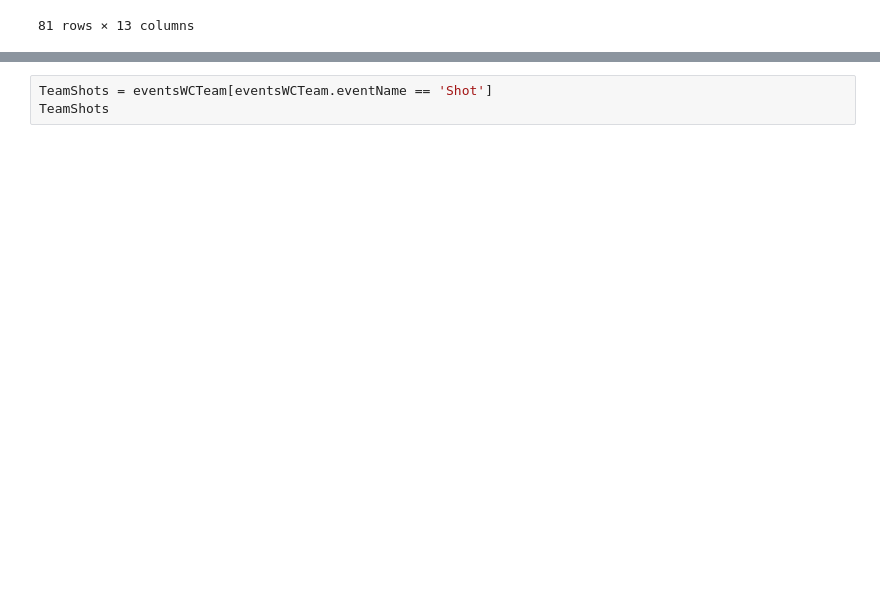
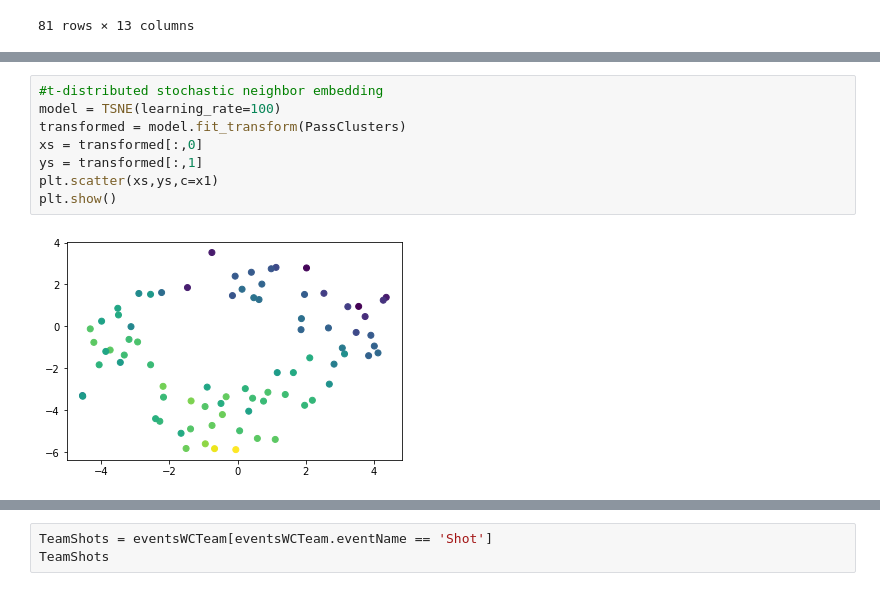
Before and after one commit to tifusisito/AnalisisFutbol, a Jupyter notebook: Cavani.ipynb, the cells around one changed output, grey strips where cells are left out. Saved outputs shown, nothing was run; the diff lists cells and outputs as text; blank space fills up the shorter version.

```diff
--- a/Cavani.ipynb
+++ b/Cavani.ipynb
@@ -263,0 +382,10 @@ plt.legend()
+# %%
+#t-distributed stochastic neighbor embedding
+model = TSNE(learning_rate=100)
+transformed = model.fit_transform(PassClusters)
+xs = transformed[:,0]
+ys = transformed[:,1]
+plt.scatter(xs,ys,c=x1)
+plt.show()
+# %% [output]
+[figure, added]
```
Also changed, not shown: parts of 10 cells of this notebook.
